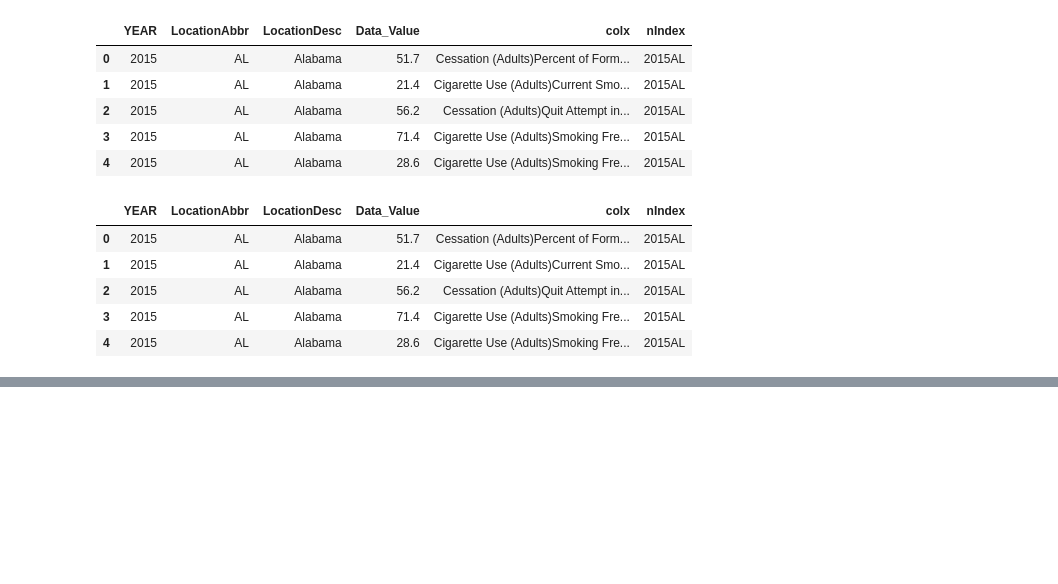
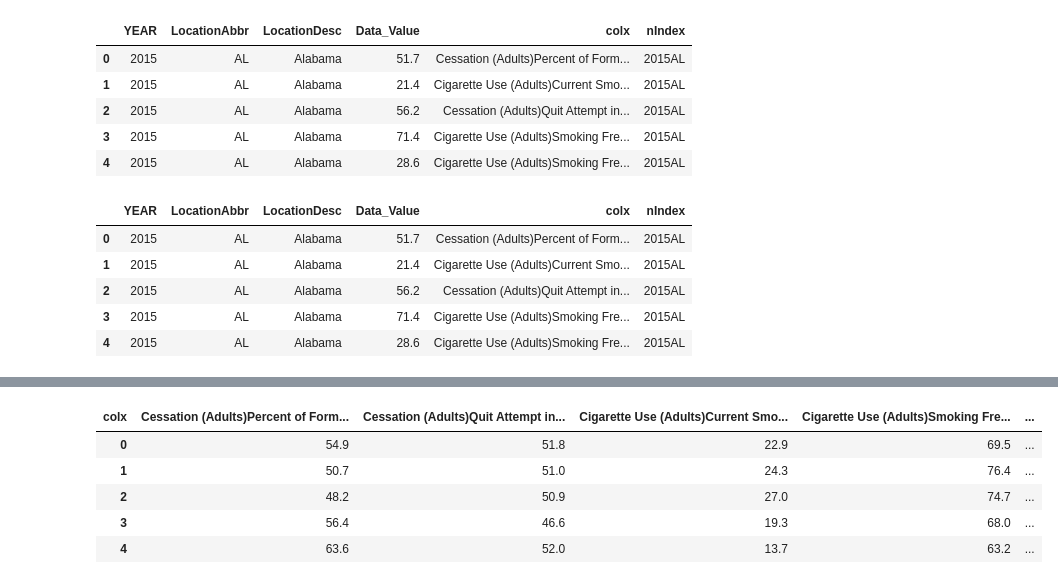
Before and after one commit to risarora/US_Lung_Cancer_Analysis, a Jupyter notebook: Script to Read all data and join it .ipynb, the cells around one changed output, grey strips where cells are left out. Cells and saved outputs as stored; diff of their text form; code cells hidden in the pictures; blank space fills up the shorter version.

```diff
--- a/Script to Read all data and join it .ipynb
+++ b/Script to Read all data and join it .ipynb
@@ -462,0 +456,10 @@ tobaco_pivotal.reset_index()
+# %%
+tobaco_pivotal.drop(['nIndex','YearState'],axis=1,inplace=True)
+tobaco_pivotal.head()
+# %% [output]
+| colx | Cessation (Adults)Percent of Form... | Cessation (Adults)Quit Attempt in... | Cigarette Use (Adults)Current Smo... | Cigarette Use (Adults)Smoking Fre... | ... |
+| 0 | 54.9 | 51.8 | 22.9 | 69.5 | ... |
+| 1 | 50.7 | 51.0 | 24.3 | 76.4 | ... |
+| 2 | 48.2 | 50.9 | 27.0 | 74.7 | ... |
+| 3 | 56.4 | 46.6 | 19.3 | 68.0 | ... |
+| 4 | 63.6 | 52.0 | 13.7 | 63.2 | ... |
```
Also changed, not shown: parts of 12 cells of this notebook, 1 other file.
